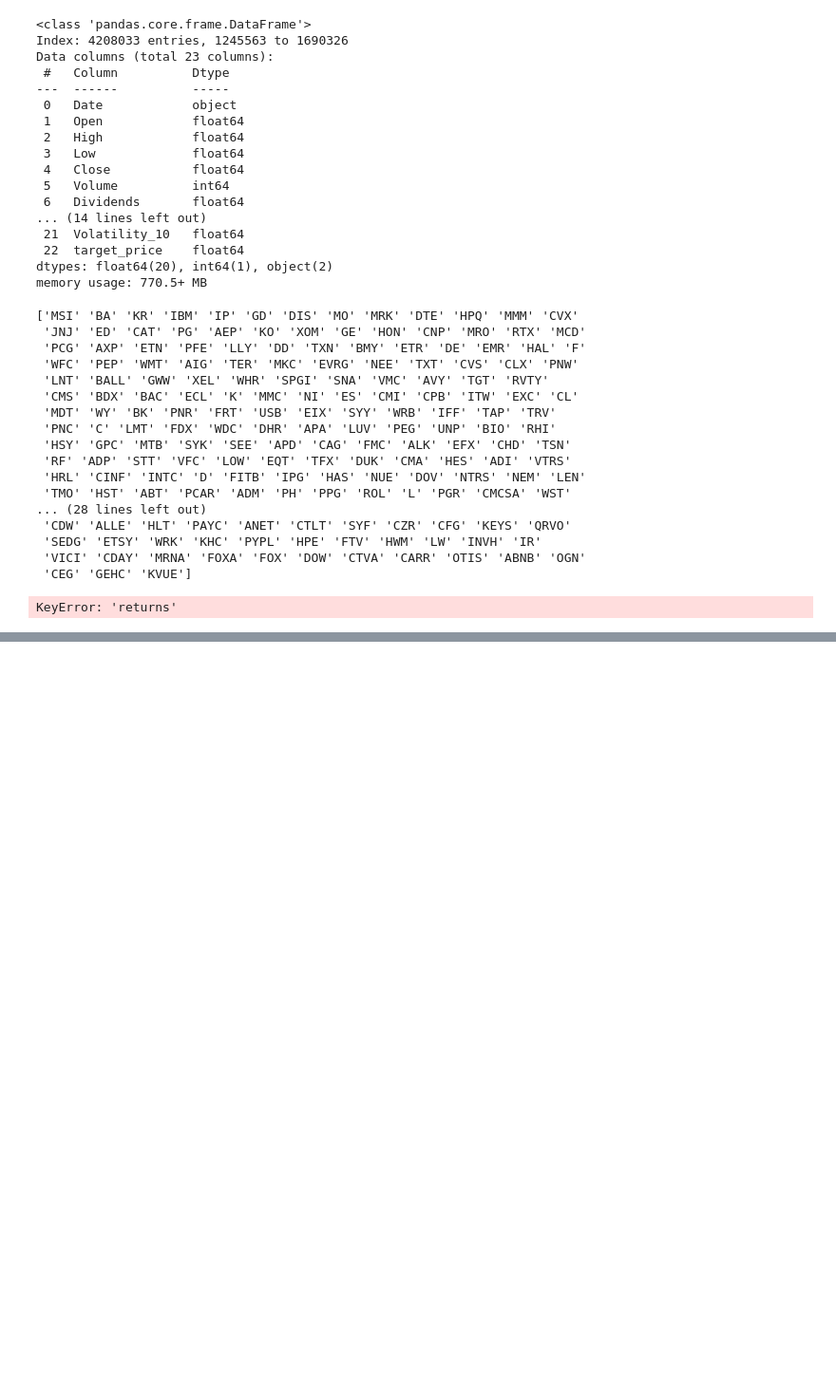
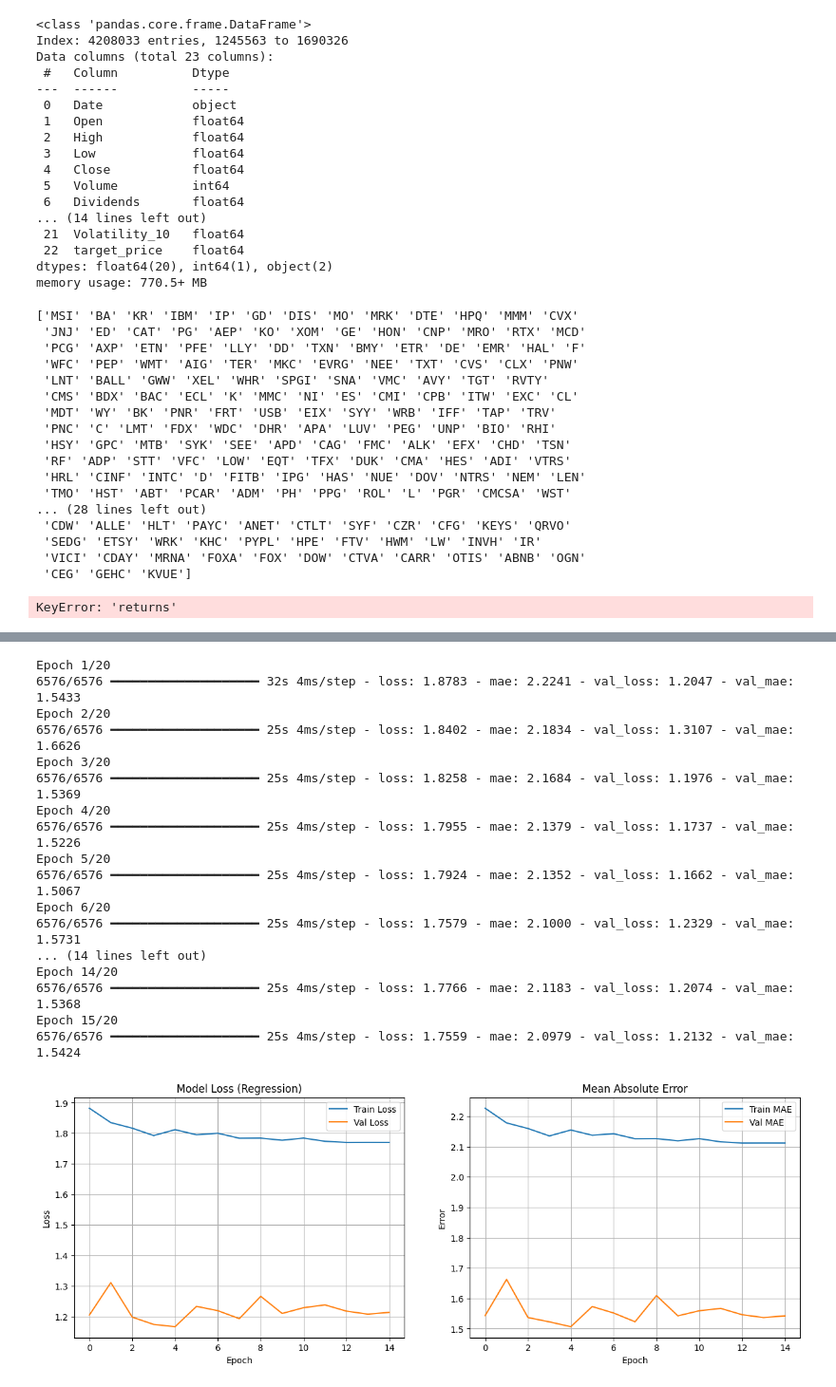
Before and after one commit to Mariam-Badr-MB/Finance-Intelligence-System, a Jupyter notebook: finance-intelligence-system.ipynb, the cells around one changed output, grey strips where cells are left out. Shown at 95% size. Saved outputs shown, nothing was run; the diff lists cells and outputs as text; code cells hidden in the pictures; blank space fills up the shorter version.

```diff
--- a/finance-intelligence-system.ipynb
+++ b/finance-intelligence-system.ipynb
@@ -1397,0 +1609,53 @@ comparison_table
+# %%
+yahoo_cnn1_linear3 = models.Sequential([
+    layers.Conv1D(32,8, activation='relu', padding='same', input_shape=(12,1)),
+    layers.BatchNormalization(),
+    layers.Conv1D(64,8,activation='relu', padding='same'),
+    layers.MaxPooling1D(pool_size = 2),
+    layers.Conv1D(64,8,activation='relu', padding='same'),
+    layers.MaxPooling1D(pool_size = 2),
+    layers.Conv1D(32,8, activation='leaky_relu', padding='same'),
+    layers.BatchNormalization(),
+    layers.Flatten(),
+    layers.Dense(32, activation='leaky_relu'),
+    layers.Dense(1),
+
+])
+yahoo_cnn1_linear3.compile(
+    optimizer= tf.keras.optimizers.AdamW(
+    learning_rate=0.001,
+    weight_decay=0.004),
+    loss='huber',
+    metrics=['mae'],
+)
+yahoo_cnn1_linear3_history = yahoo_cnn1_linear3.fit(
+    X_yahoo_train, y_stock_train,
+    validation_data=(X_yahoo_test, y_stock_test),
+    epochs = 20,
+    batch_size = 512,
+    callbacks=[tf.keras.callbacks.EarlyStopping(
+        patience=10,
+        monitor='val_loss',
+        restore_best_weights=True),
+    ]
+)
+plot_history(yahoo_cnn1_linear3_history)
+# %% [output]
+Epoch 1/20
+6576/6576 ━━━━━━━━━━━━━━━━━━━━ 32s 4ms/step - loss: 1.8783 - mae: 2.2241 - val_loss: 1.2047 - val_mae: 1.5433
+Epoch 2/20
+6576/6576 ━━━━━━━━━━━━━━━━━━━━ 25s 4ms/step - loss: 1.8402 - mae: 2.1834 - val_loss: 1.3107 - val_mae: 1.6626
+Epoch 3/20
+6576/6576 ━━━━━━━━━━━━━━━━━━━━ 25s 4ms/step - loss: 1.8258 - mae: 2.1684 - val_loss: 1.1976 - val_mae: 1.5369
+Epoch 4/20
+6576/6576 ━━━━━━━━━━━━━━━━━━━━ 25s 4ms/step - loss: 1.7955 - mae: 2.1379 - val_loss: 1.1737 - val_mae: 1.5226
+Epoch 5/20
+6576/6576 ━━━━━━━━━━━━━━━━━━━━ 25s 4ms/step - loss: 1.7924 - mae: 2.1352 - val_loss: 1.1662 - val_mae: 1.5067
+Epoch 6/20
+6576/6576 ━━━━━━━━━━━━━━━━━━━━ 25s 4ms/step - loss: 1.7579 - mae: 2.1000 - val_loss: 1.2329 - val_mae: 1.5731
+... (14 lines left out)
+Epoch 14/20
+6576/6576 ━━━━━━━━━━━━━━━━━━━━ 25s 4ms/step - loss: 1.7766 - mae: 2.1183 - val_loss: 1.2074 - val_mae: 1.5368
+Epoch 15/20
+6576/6576 ━━━━━━━━━━━━━━━━━━━━ 25s 4ms/step - loss: 1.7559 - mae: 2.0979 - val_loss: 1.2132 - val_mae: 1.5424
+[figure, added]
```
Also changed, not shown: parts of 69 cells of this notebook.
